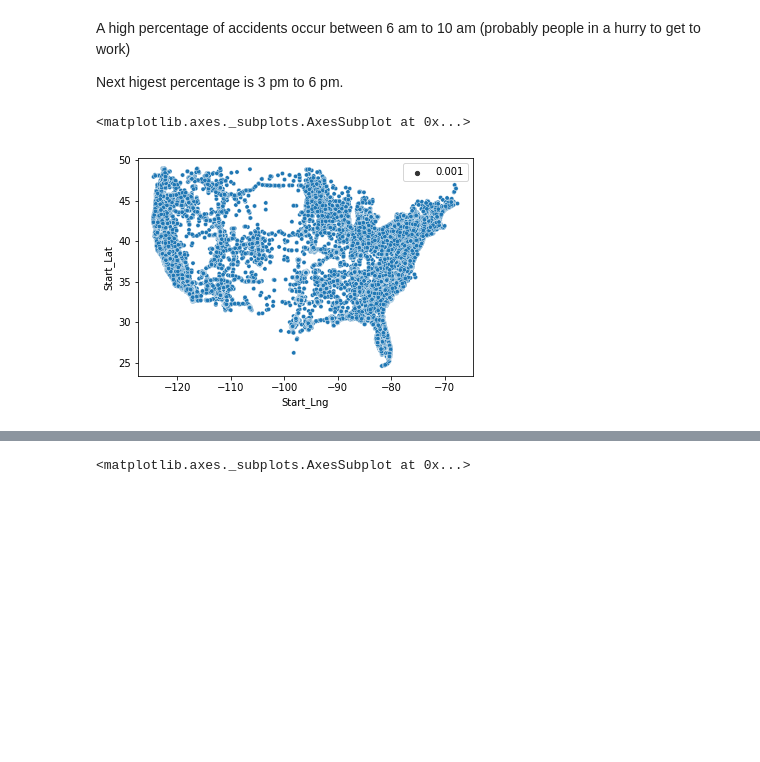
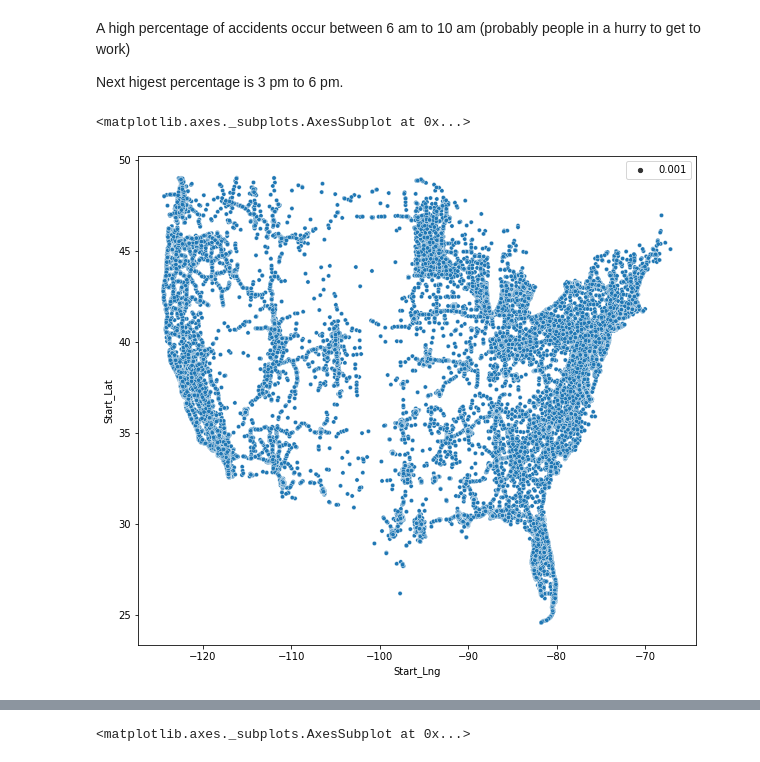
Before and after one commit to princepriyadarshi2017/US-Accidents-EDA, a Jupyter notebook: US_Accidents_EDA.ipynb, the cells around one changed output, grey strips where cells are left out. Cells and saved outputs as stored; diff of their text form; code cells hidden in the pictures; blank space fills up the shorter version.

```diff
--- a/US_Accidents_EDA.ipynb
+++ b/US_Accidents_EDA.ipynb
@@ -167,10 +167,11 @@ Next higest percentage is 3 pm to 6 pm.
 # %%
 sample_df = df.sample(int(0.1 * len(df)))
 # %%
+plt.figure(figsize=(10,9))
 sns.scatterplot(x=sample_df.Start_Lng, y=sample_df.Start_Lat, size=0.001)
 # %% [output]
 <matplotlib.axes._subplots.AxesSubplot at 0x...>
-[figure, old version]
+[figure, new version]
 # %%
 sample_df = df.sample(int(0.001 * len(df)))
 lat_lon_pairs = list(zip(list(sample_df.Start_Lat), list(sample_df.Start_Lng)))
```
Also changed, not shown: parts of 1 cell of this notebook.
